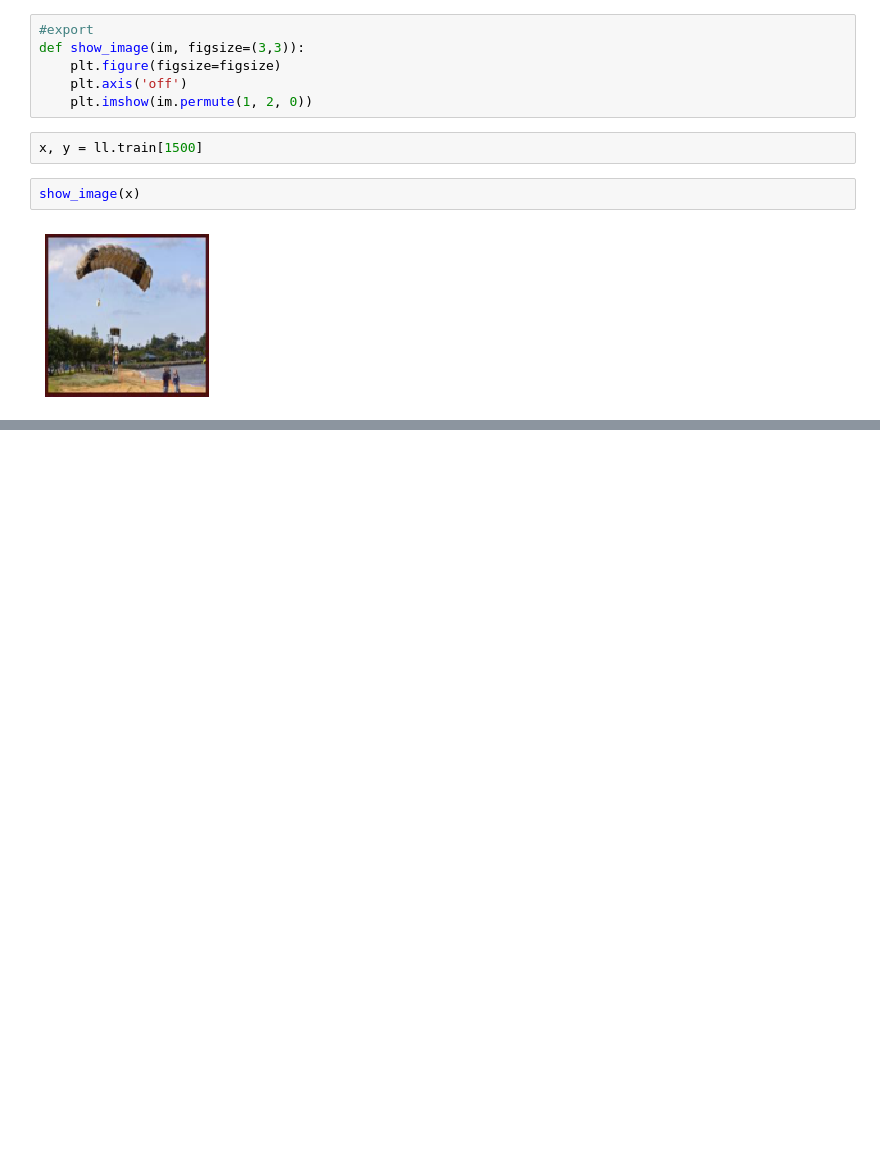
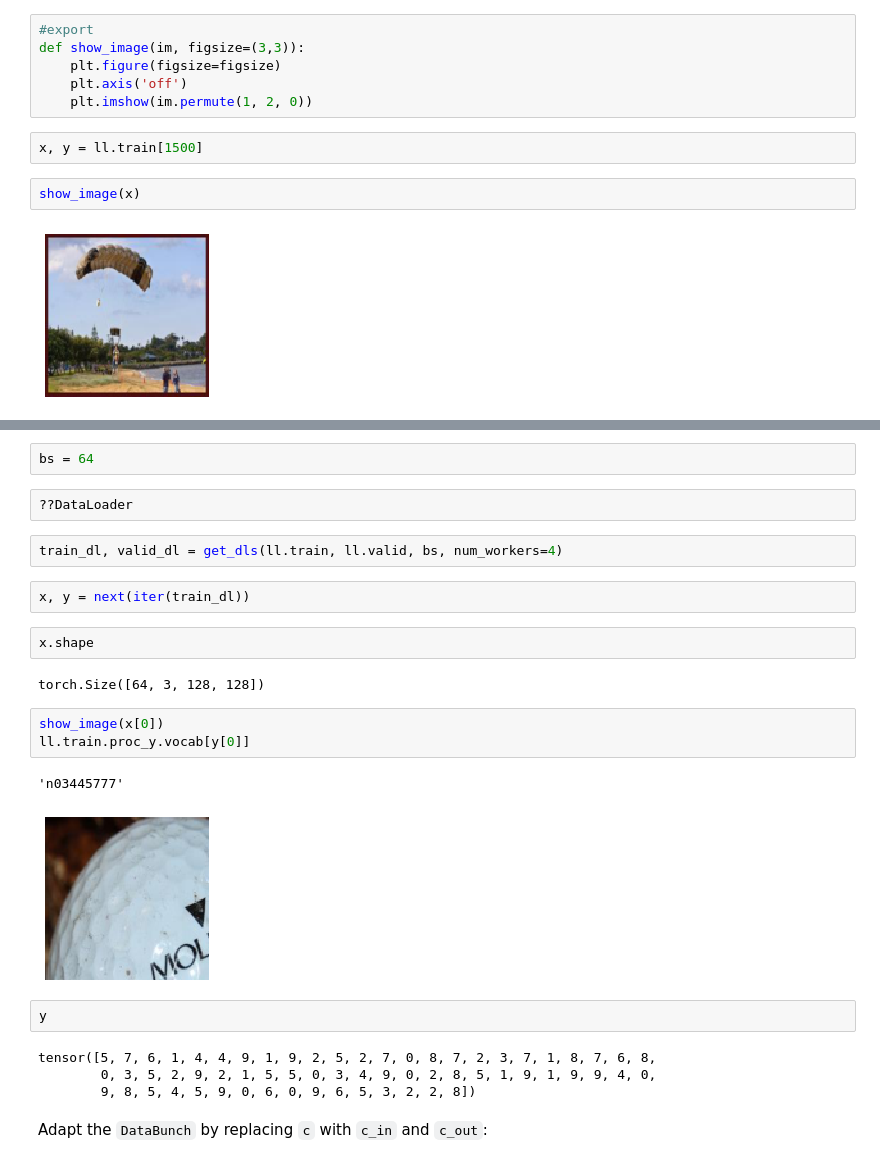
Before and after one commit to fg91/fastai_deep_learning_from_the_foundations, a Jupyter notebook: 08_data_block.ipynb, the cells around one changed output, grey strips where cells are left out. Cells and saved outputs as stored; diff of their text form; blank space fills up the shorter version.

```diff
--- a/08_data_block.ipynb
+++ b/08_data_block.ipynb
@@ -533,0 +537,26 @@ show_image(x)
+# %%
+bs = 64
+# %%
+??DataLoader
+# %%
+train_dl, valid_dl = get_dls(ll.train, ll.valid, bs, num_workers=4)
+# %%
+x, y = next(iter(train_dl))
+# %%
+x.shape
+# %% [output]
+torch.Size([64, 3, 128, 128])
+# %%
+show_image(x[0])
+ll.train.proc_y.vocab[y[0]]
+# %% [output]
+'n03445777'
+[figure, added]
+# %%
+y
+# %% [output]
+tensor([5, 7, 6, 1, 4, 4, 9, 1, 9, 2, 5, 2, 7, 0, 8, 7, 2, 3, 7, 1, 8, 7, 6, 8,
+        0, 3, 5, 2, 9, 2, 1, 5, 5, 0, 3, 4, 9, 0, 2, 8, 5, 1, 9, 1, 9, 9, 4, 0,
+        9, 8, 5, 4, 5, 9, 0, 6, 0, 9, 6, 5, 3, 2, 2, 8])
+# %% [markdown]
+Adapt the `DataBunch` by replacing `c` with `c_in` and `c_out`:
```
Also changed, not shown: parts of 42 cells of this notebook, 1 other file.
